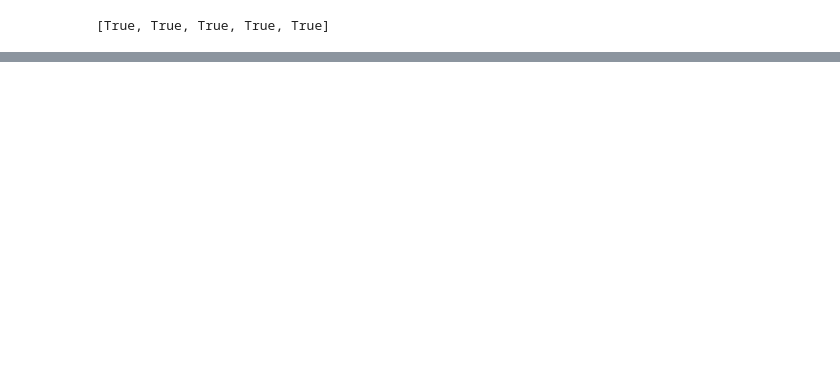
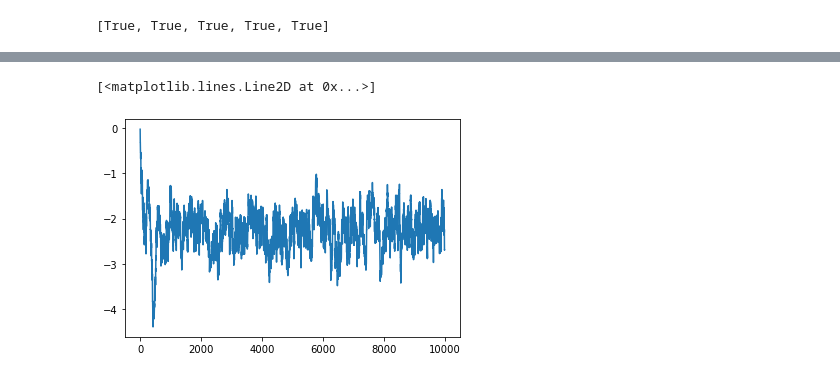
Before and after one commit to Lvalto/Projet-Oxford-smooth-fit-to-log-odds-ratios, a Jupyter notebook: Oxford-Aya.ipynb, the cells around one changed output, grey strips where cells are left out. Drawn from its saved outputs; the diff is of its cells as text; code cells hidden in the pictures; blank space fills up the shorter version.

```diff
--- a/Oxford-Aya.ipynb
+++ b/Oxford-Aya.ipynb
@@ -212,0 +192,5 @@ array([[ 0.00000000e+00,  0.00000000e+00,  0.00000000e+00,
+# %%
+plt.plot(mu_chain[:,10][2:])
+# %% [output]
+[<matplotlib.lines.Line2D at 0x...>]
+[figure, added]
```
Also changed, not shown: parts of 12 cells of this notebook.
